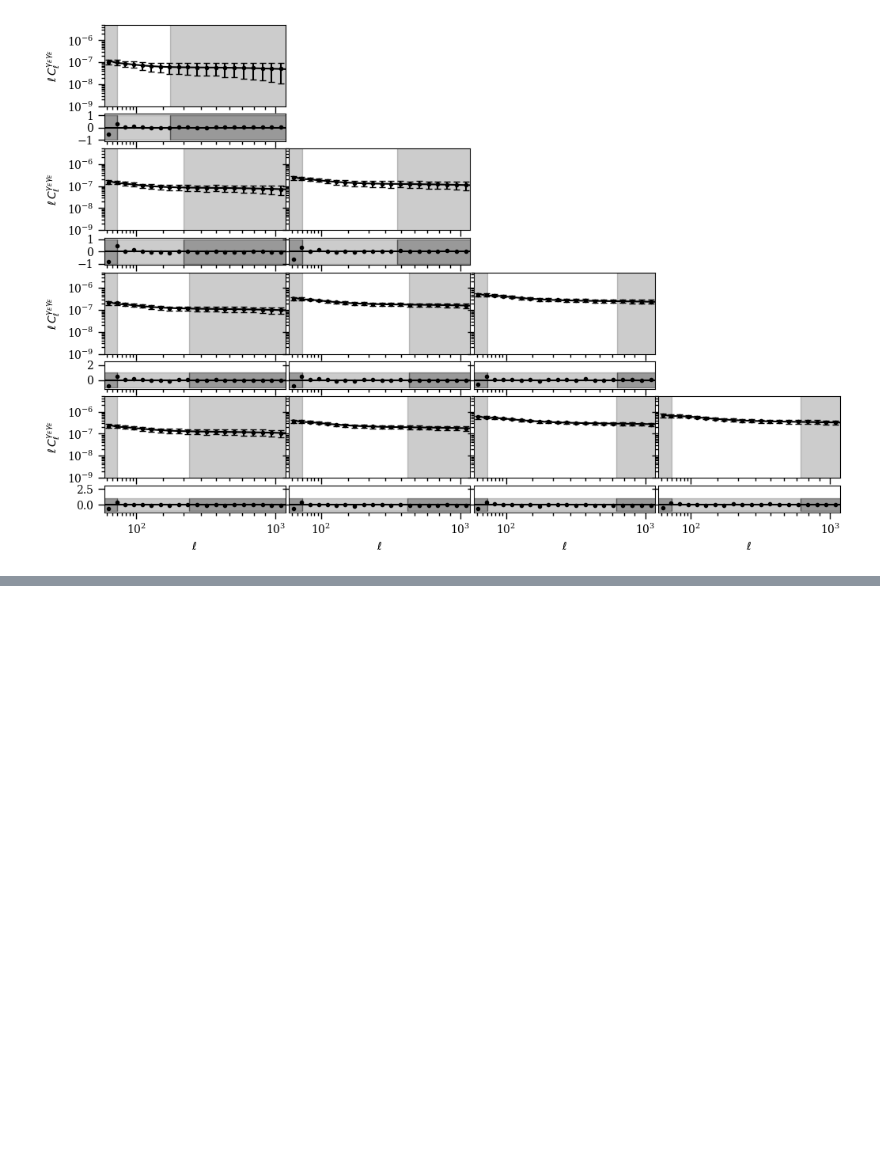
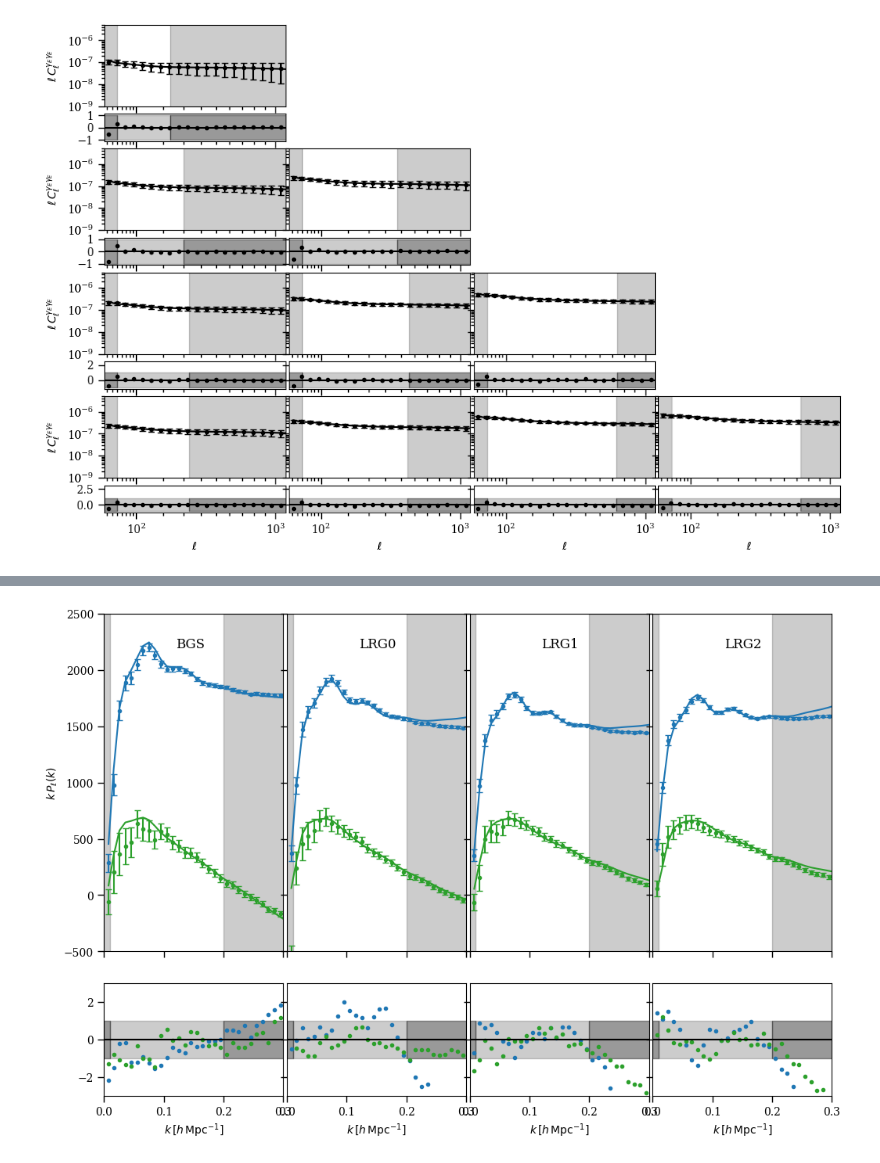
Before and after one commit to j-dr/gholax, a Jupyter notebook: examples/model_demo.ipynb, the cells around one changed output, grey strips where cells are left out. Saved outputs shown, nothing was run; the diff lists cells and outputs as text; code cells hidden in the pictures; blank space fills up the shorter version.

```diff
--- a/examples/model_demo.ipynb
+++ b/examples/model_demo.ipynb
@@ -90,0 +303,8 @@ plot_c_kk_vs_model(data_vector.spectra, model_pred, data_vector.cov, data_vector
+# %%
+likelihood = model.likelihoods['RSDPK']
+data_vector = likelihood.observed_data_vector
+# %%
+plot_p_ell_v_model(data_vector.spectra, model_pk, data_vector.cov, data_vector.scale_cuts,
+                         [0,1,2,3], data_vector.spectrum_info)
+# %% [output]
+[figure, added]
```
Also changed, not shown: parts of 11 cells of this notebook, 5 other files.
